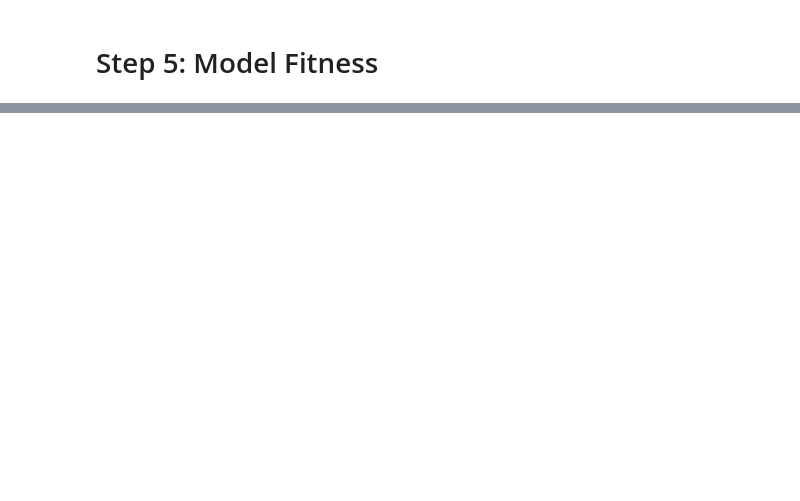
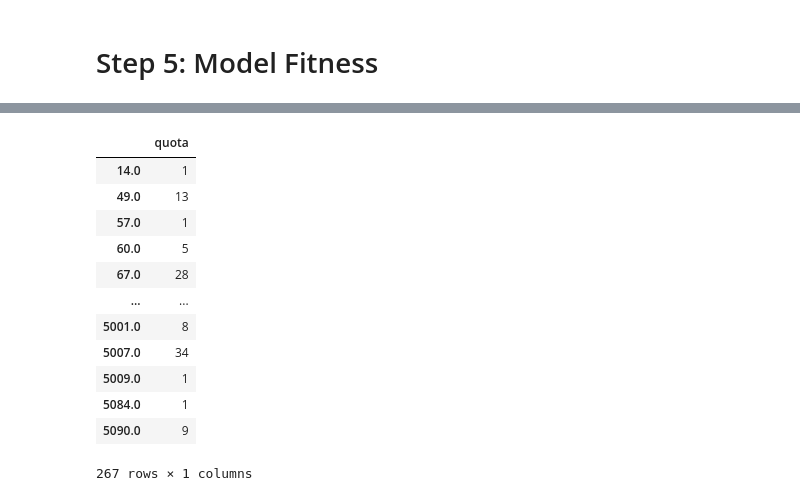
Before and after one commit to cxh1996108/DailyScripts, a Jupyter notebook: exchange_pairs.ipynb, the cells around one changed output, grey strips where cells are left out. Cells and saved outputs as stored; diff of their text form; code cells hidden in the pictures; blank space fills up the shorter version.

```diff
--- a/exchange_pairs.ipynb
+++ b/exchange_pairs.ipynb
@@ -217,0 +284,18 @@ Target Output – Table IX X in Schwert (2018)
+# %%
+values, counts = np.unique(df_matched["lender_id"], return_counts = True)
+df_quota = pd.DataFrame(counts, index = values, columns = ["quota"])
+df_quota
+# %% [output]
+|  | quota |
+| 14.0 | 1 |
+| 49.0 | 13 |
+| 57.0 | 1 |
+| 60.0 | 5 |
+| 67.0 | 28 |
+| ... | ... |
+| 5001.0 | 8 |
+| 5007.0 | 34 |
+| 5009.0 | 1 |
+| 5084.0 | 1 |
+| 5090.0 | 9 |
+267 rows × 1 columns
```
Also changed, not shown: parts of 17 cells of this notebook.
